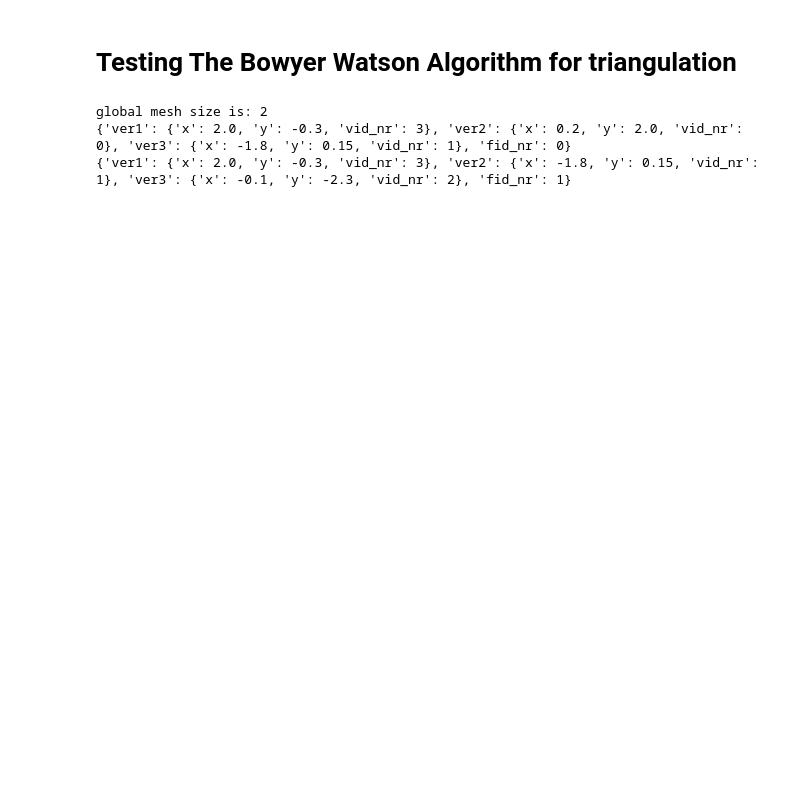
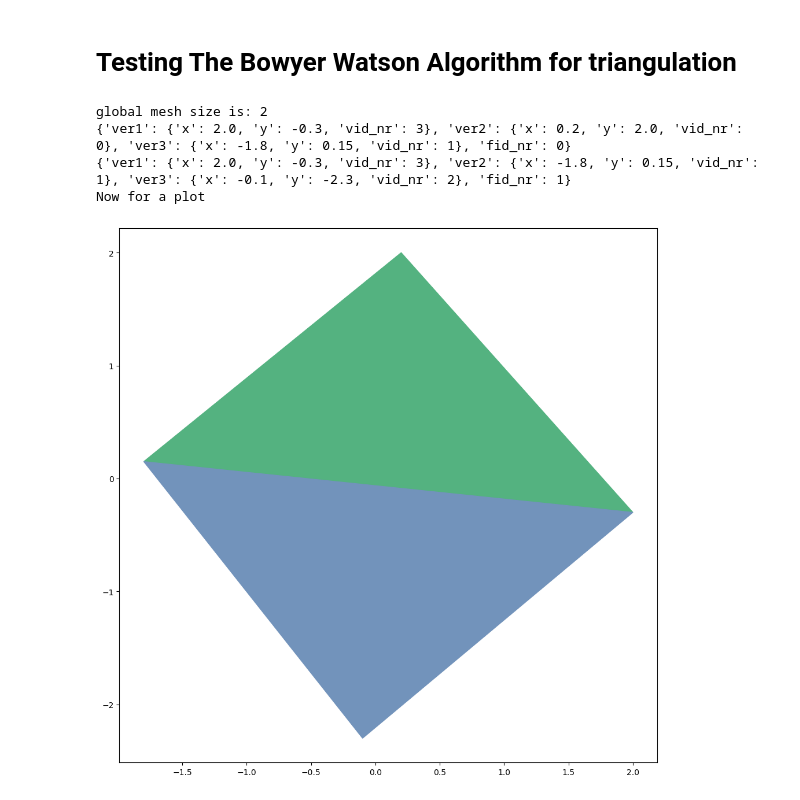
Before and after one commit to dcthecook/Finite_element_method, a Jupyter notebook: Triangulation.ipynb, the cells around one changed output. Saved outputs shown, nothing was run; the diff lists cells and outputs as text; code cells hidden in the pictures; blank space fills up the shorter version.

```diff
--- a/Triangulation.ipynb
+++ b/Triangulation.ipynb
@@ -533,33 +533,58 @@ global_mesh_size[0] = 0 #dynamically changed through triangulate fx
 og_array[0].x = 0.2
 og_array[0].y = 2
 og_array[1].x = -1.8
 og_array[1].y = 0.15
 og_array[2].x = -0.1
 og_array[2].y = -2.3
 og_array[3].x = 2
 og_array[3].y = -0.3
 #og_array[4].x = -1.8
 #og_array[4].y = 6
 #og_array[5].x = -3.9
 #og_array[5].y = -2
 #og_array[6].x = 1.7
 #og_array[6].y = -3.4
 
 
 
 cdef Face* testmesh = triangulate(og_array, varr_ssize, global_mesh_size)
 
 print("\nglobal mesh size is:", global_mesh_size[0])
 for f in range(global_mesh_size[0]):
     print(testmesh[f])
 
+
+
+
+print("Now for a plot")
+
+
+import random
+import matplotlib.pyplot as plt
+plt.figure(figsize = (12, 12))
+def random_color():
+    return "#{:02x}{:02x}{:02x}".format(random.randint(0, 255), random.randint(0, 255), random.randint(0, 255))
+
+
+
+for f in range(global_mesh_size[0]):
+    plt.fill((testmesh[f].ver1.x, testmesh[f].ver2.x, testmesh[f].ver3.x, testmesh[f].ver1.x), (testmesh[f].ver1.y, testmesh[f].ver2.y, testmesh[f].ver3.y, testmesh[f].ver1.y), color=random_color())
+
+
+
+
+
+
+plt.show()
 free(testmesh)
 free(og_array)
 free(global_mesh_size)
 # %% [output]
 global mesh size is: 2
 {'ver1': {'x': 2.0, 'y': -0.3, 'vid_nr': 3}, 'ver2': {'x': 0.2, 'y': 2.0, 'vid_nr': 0}, 'ver3': {'x': -1.8, 'y': 0.15, 'vid_nr': 1}, 'fid_nr': 0}
 {'ver1': {'x': 2.0, 'y': -0.3, 'vid_nr': 3}, 'ver2': {'x': -1.8, 'y': 0.15, 'vid_nr': 1}, 'ver3': {'x': -0.1, 'y': -2.3, 'vid_nr': 2}, 'fid_nr': 1}
+Now for a plot
+[figure, added]
 # %%
 ##test unit for mesh plot
 
```
